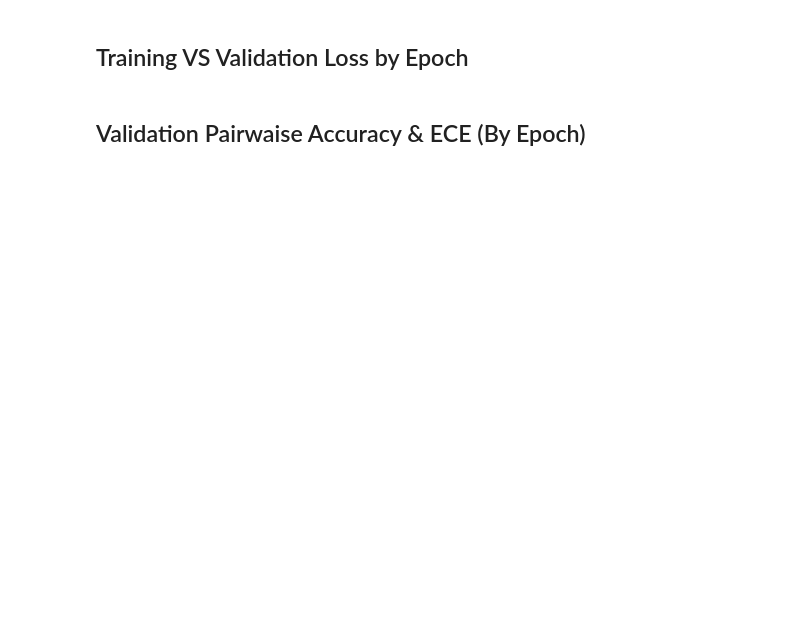
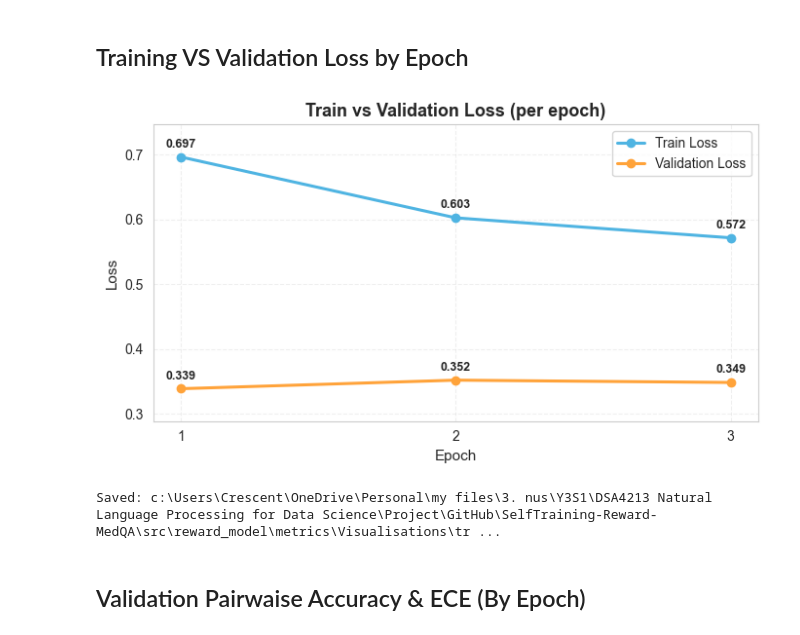
Before and after one commit to AsJayTee/SelfTraining-Reward-MedQA, a Jupyter notebook: src/reward_model/RewardModelTrainer.ipynb, the cells around one changed output. Drawn from its saved outputs; the diff is of its cells as text; code cells hidden in the pictures; blank space fills up the shorter version.

```diff
--- a/src/reward_model/RewardModelTrainer.ipynb
+++ b/src/reward_model/RewardModelTrainer.ipynb
@@ -87,7 +87,7 @@ CUR_DIR = Path.cwd()
 SRC_DIR = CUR_DIR.parent
 
 # Data directories and files
-DATA_DIR = SRC_DIR / "data" / "processed"
+DATA_DIR = SRC_DIR.parent / "data" / "processed"
 PAIRS_PATH = DATA_DIR / "preference_pairs.json"
 #TEST_QNA_PATH = DATA_DIR / "test_qna_with_confidence.json"
 TRAIN_PATH = DATA_DIR / "preference_pairs_train.json"
@@ -96,12 +96,13 @@ VAL_PATH   = DATA_DIR / "preference_pairs_val.json"
 # Checkpoint and metric directories
 CKPT_DIR   = CUR_DIR / "checkpoints"
 METRIC_DIR = CUR_DIR / "metrics"
+VIZ_DIR    = METRIC_DIR / "Visualisations"
 TRAIN_LOG = METRIC_DIR / "train_steps.jsonl"         # per-step loss
 VAL_EPOCH_LOG = METRIC_DIR / "val_epochs.jsonl"      # per-epoch metrics
 VAL_DELTAS_DIR = METRIC_DIR / "val_deltas"           # per-epoch margins for histogram
 
 # Ensure directories exist
-for p in (DATA_DIR, CKPT_DIR, METRIC_DIR):
+for p in (DATA_DIR, CKPT_DIR, METRIC_DIR, VIZ_DIR, VAL_DELTAS_DIR):
     p.mkdir(parents=True, exist_ok=True)
 
 # ╭────────────────────────────── Training Config ──────────────────────────────╮
@@ -840,7 +877,9 @@ for epoch in range(1, EPOCHS+1):
 
     # Validation & compute metrics
     val_metrics = evaluate_riskwise(reward_model, val_loader, bins=10)
-    all_deltas = val_metrics["deltas"] # for histograms
+    all_deltas = val_metrics.pop("deltas")  # Remove deltas from dict and store separately
+
+    # Now val_metrics doesn't contain deltas, safe to serialize
     save_metrics(val_metrics, f"reward_eval_val_epoch{epoch:02d}.json")
     log_val_epoch(epoch, val_metrics)
     dump_val_deltas(epoch, all_deltas)
@@ -863,5 +902,7 @@ for epoch in range(1, EPOCHS+1):
     save_ckpt(reward_model, sub=f"epoch{epoch:02d}")
 # %% [markdown]
 # 6. Visualisations <a id='viz'></a>
+# %%
+sns.set_style("whitegrid")
 # %% [markdown]
 ## Training Loss by Steps (Smoothed)
@@ -905,40 +1008,64 @@ with open(METRIC_DIR / "train_steps.jsonl", "r", encoding="utf-8") as f:
     for line in f:
         rec = json.loads(line)
         ep, loss = int(rec["epoch"]), float(rec["loss"])
         epoch_sum[ep] = epoch_sum.get(ep, 0.0) + loss
         epoch_cnt[ep] = epoch_cnt.get(ep, 0) + 1
 
 train_epochs = sorted(epoch_sum.keys())
 train_epoch_loss = [epoch_sum[ep] / epoch_cnt[ep] for ep in train_epochs] # average loss per epoch
 
 # Load validation (use real val_loss if logged; else proxy from accuracy)
 val_epochs, val_losses = [], []
 for jpath in sorted(METRIC_DIR.glob("reward_eval_val_epoch*.json")):
     with open(jpath, "r", encoding="utf-8") as f:
         rec = json.load(f)
     ep = int(jpath.stem.split("epoch")[-1])
     if "val_loss" in rec:
         vloss = float(rec["val_loss"])
     else:
         # proxy if didn't log val loss
         vloss = 1.0 - float(rec["pairwise_accuracy"])
     val_epochs.append(ep)
     val_losses.append(vloss)
 
 plt.figure(figsize=(7,4))
-plt.plot(train_epochs, train_epoch_loss, "o-", label="Train Loss (per epoch)")
+plt.plot(
+    train_epochs, train_epoch_loss,
+    color="#4fb4e2", marker="o", markersize=6,
+    linewidth=2.2, label="Train Loss"
+)
+
 if val_losses:
-    plt.plot(val_epochs, val_losses, "o-", label="Validation Loss", alpha=0.9)
-plt.title("Train vs Validation Loss (per epoch)")
-plt.xlabel("Epoch")
-plt.ylabel("Loss")
-plt.grid(True, linestyle="--", alpha=0.4)
+    plt.plot(
+        val_epochs, val_losses,
+        color="#ffa33a", marker="o", markersize=6,
+        linewidth=2.2, label="Validation Loss"
+    )
+
+# Annotate each point with its value
+for x, y in zip(train_epochs, train_epoch_loss):
+    plt.text(x, y+0.01, f"{y:.3f}", ha='center', va='bottom',
+             fontsize=9, weight="bold")
+
+for x, y in zip(val_epochs, val_losses):
+    plt.text(x, y+0.01, f"{y:.3f}", ha='center', va='bottom',
+             fontsize=9, weight="bold")
+
+plt.title("Train vs Validation Loss (per epoch)", fontsize=13, weight="bold")
+plt.xlabel("Epoch", fontsize=11)
+plt.ylabel("Loss", fontsize=11)
+plt.xticks(range(1, max(train_epochs) + 1))
+plt.ylim(min(val_losses)-0.05, max(train_epoch_loss) + 0.05)
+plt.grid(True, linestyle="--", alpha=0.3)
 plt.legend()
 plt.tight_layout()
 
-save_path = METRIC_DIR / "train_val_loss_by_epoch.png"
-plt.savefig(save_path, dpi=300)
+save_path = VIZ_DIR / "train_val_loss_by_epoch.png"
+plt.savefig(save_path, dpi=300, bbox_inches="tight")
 plt.show()
 print(f"Saved: {save_path}")
+# %% [output]
+[figure, added]
+Saved: c:\Users\Crescent\OneDrive\Personal\my files\3. nus\Y3S1\DSA4213 Natural Language Processing for Data Science\Project\GitHub\SelfTraining-Reward-MedQA\src\reward_model\metrics\Visualisations\tr ...
 # %% [markdown]
 ## Validation Pairwaise Accuracy & ECE (By Epoch)
```
Also changed, not shown: parts of 13 cells of this notebook.
